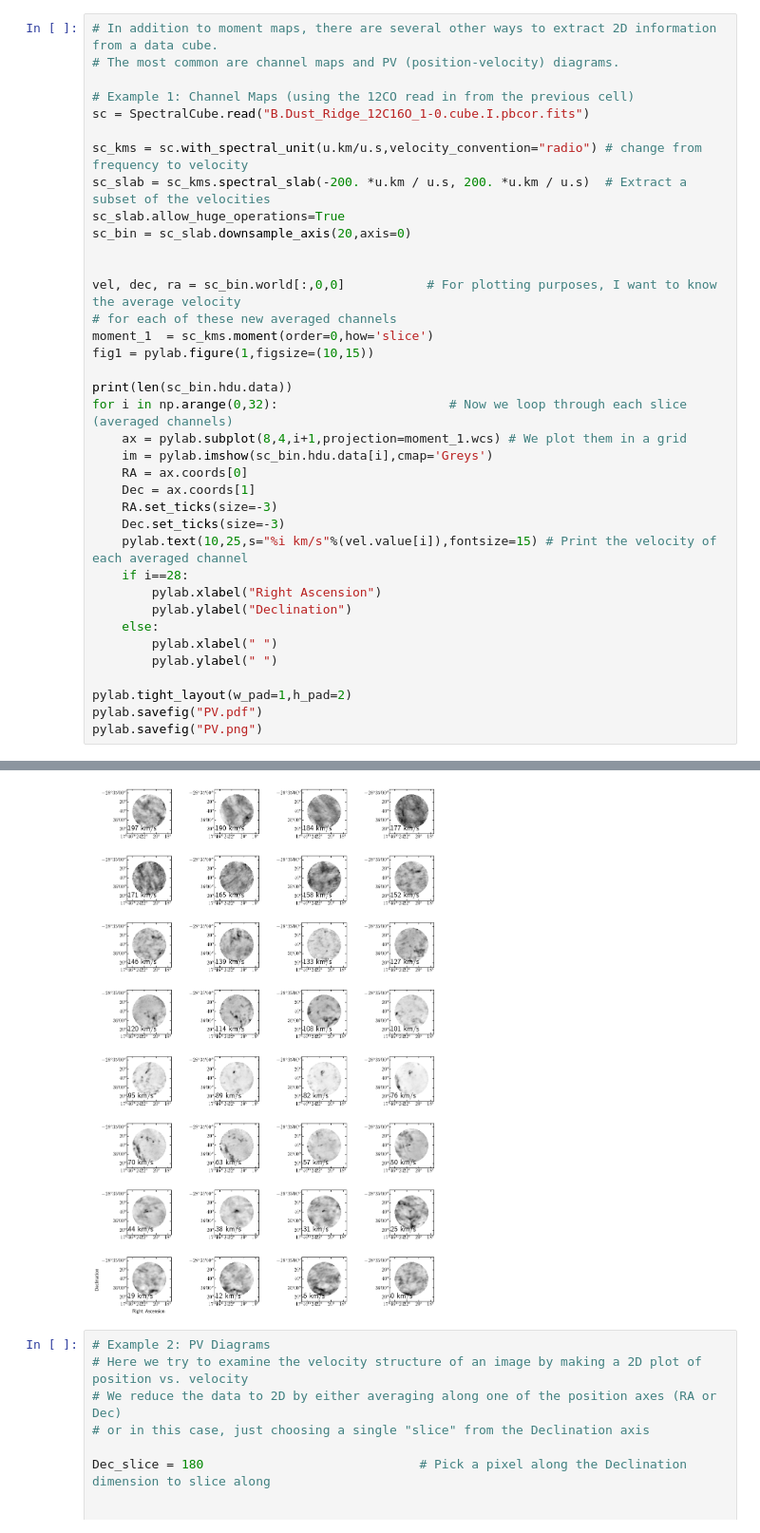
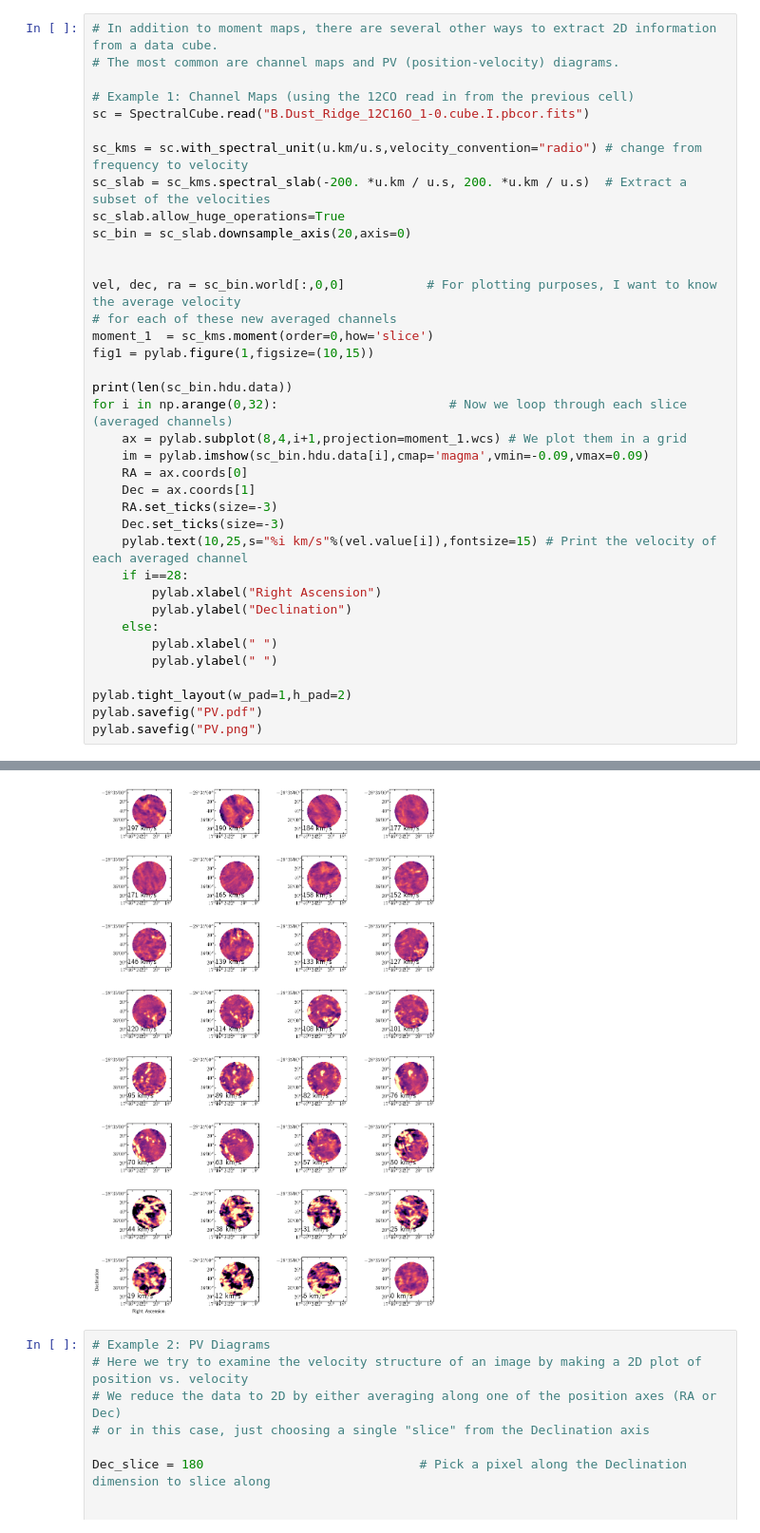
Before and after one commit to Parkerwise/Cloud-C, a Jupyter notebook: co-data/Outflows.ipynb, the cells around one changed output, grey strips where cells are left out. Shown at 95% size. Cells and saved outputs as stored; diff of their text form.

Commit message:
new file for temp ID, vmin vmax on PV

```diff
--- a/co-data/Outflows.ipynb
+++ b/co-data/Outflows.ipynb
@@ -64,35 +64,35 @@ sc_kms = sc.with_spectral_unit(u.km/u.s,velocity_convention="radio") # change fr
 sc_slab = sc_kms.spectral_slab(-200. *u.km / u.s, 200. *u.km / u.s)  # Extract a subset of the velocities
 sc_slab.allow_huge_operations=True
 sc_bin = sc_slab.downsample_axis(20,axis=0)
 
 
 vel, dec, ra = sc_bin.world[:,0,0]           # For plotting purposes, I want to know the average velocity
 # for each of these new averaged channels
 moment_1  = sc_kms.moment(order=0,how='slice')
 fig1 = pylab.figure(1,figsize=(10,15))
 
 print(len(sc_bin.hdu.data))
 for i in np.arange(0,32):                       # Now we loop through each slice (averaged channels)
     ax = pylab.subplot(8,4,i+1,projection=moment_1.wcs) # We plot them in a grid
-    im = pylab.imshow(sc_bin.hdu.data[i],cmap='Greys')
+    im = pylab.imshow(sc_bin.hdu.data[i],cmap='magma',vmin=-0.09,vmax=0.09)
     RA = ax.coords[0]
     Dec = ax.coords[1]
     RA.set_ticks(size=-3)
     Dec.set_ticks(size=-3)
     pylab.text(10,25,s="%i km/s"%(vel.value[i]),fontsize=15) # Print the velocity of each averaged channel
     if i==28:
         pylab.xlabel("Right Ascension")
         pylab.ylabel("Declination")
     else:
         pylab.xlabel(" ")
         pylab.ylabel(" ")
 
 pylab.tight_layout(w_pad=1,h_pad=2)
 pylab.savefig("PV.pdf")
 pylab.savefig("PV.png")
 # %% [output]
 64
-[figure, old version]
+[figure, new version]
 # %%
 # Example 2: PV Diagrams
 # Here we try to examine the velocity structure of an image by making a 2D plot of position vs. velocity
```
Also changed, not shown: 4 other files.
